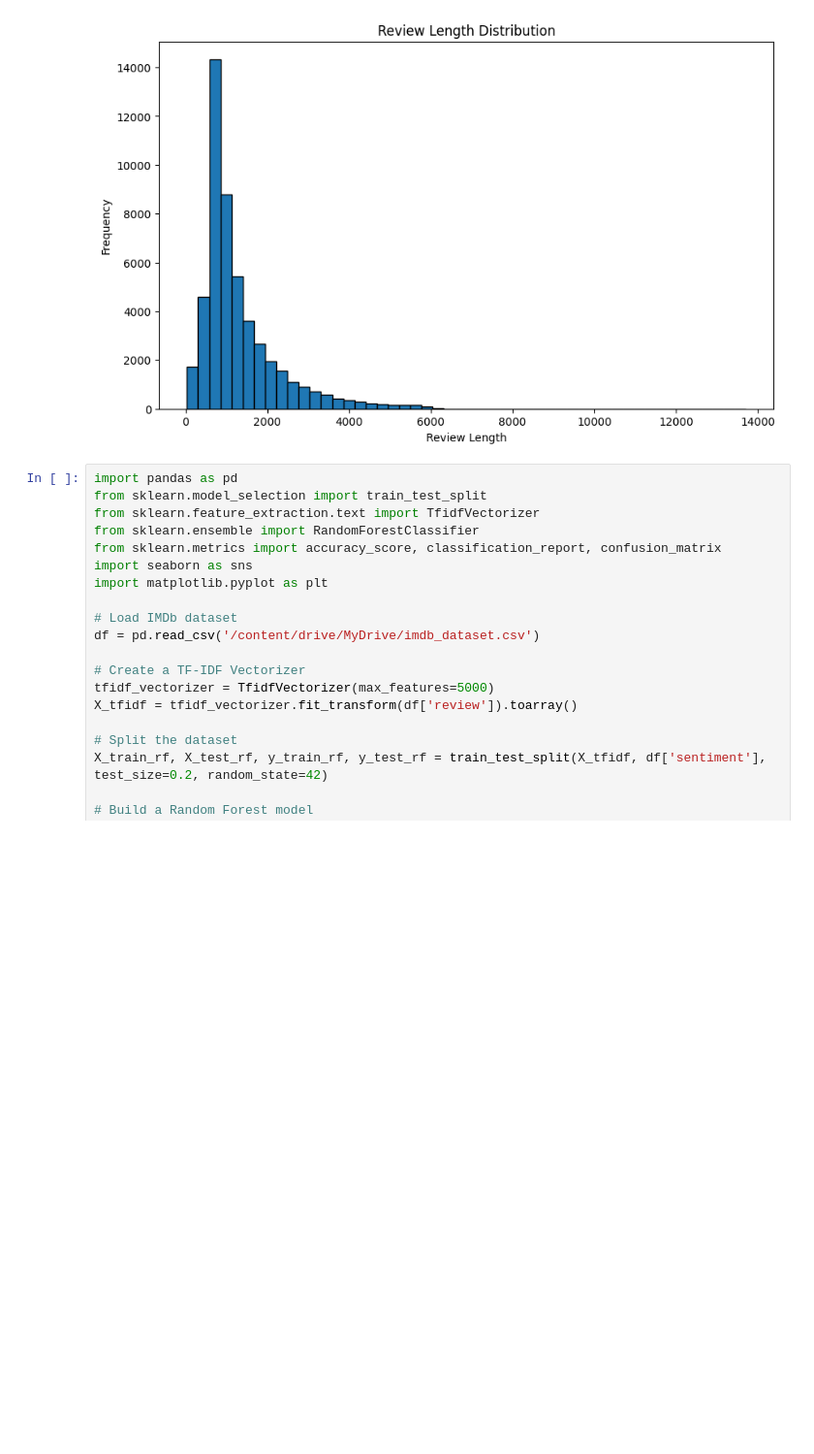
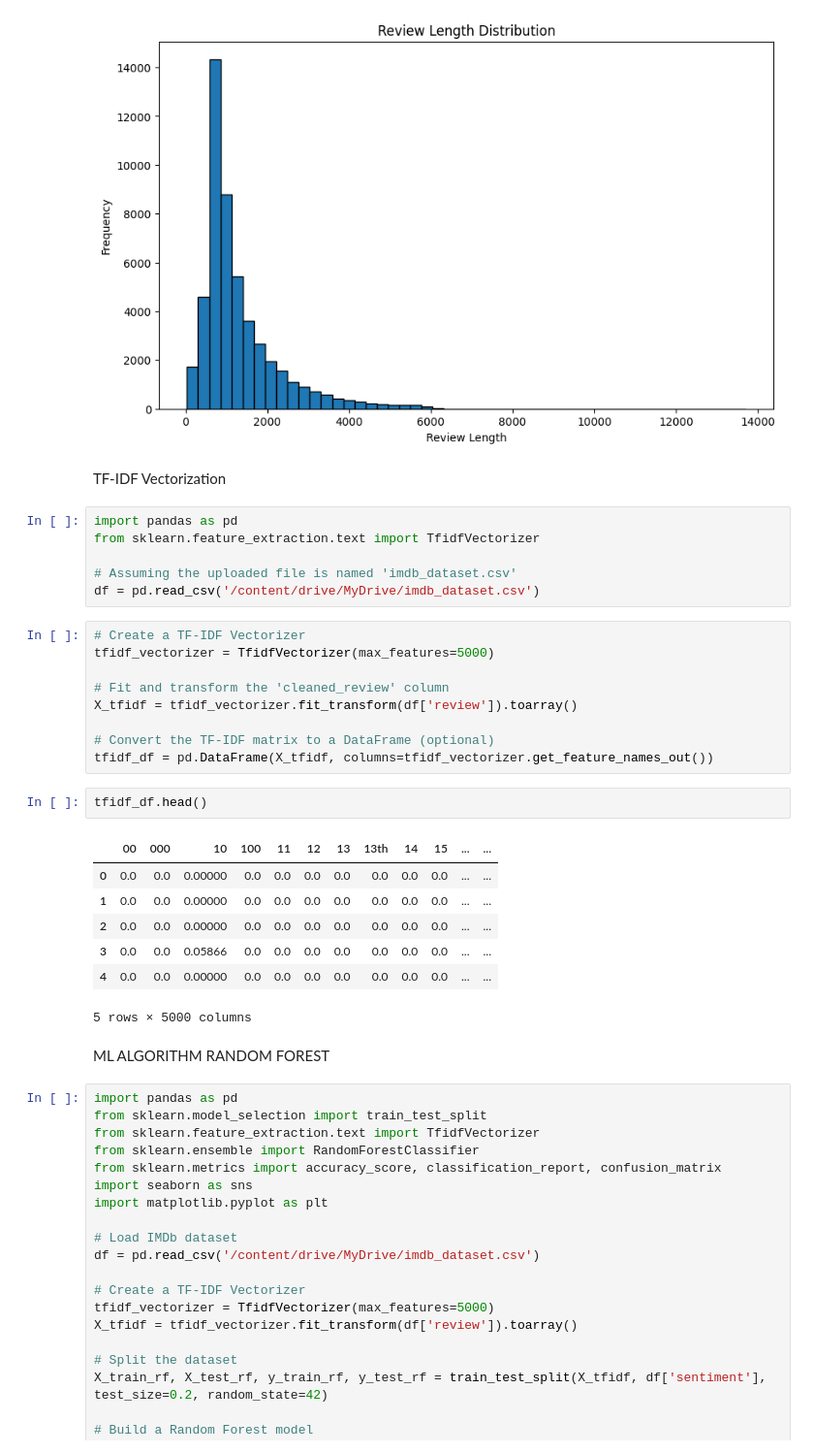
Before and after one commit to POOJA1980/project_IMDb-, a Jupyter notebook: nlp_project_work_.ipynb, the cells around one changed output. Shown at 97% size. Cells and saved outputs as stored; diff of their text form; blank space fills up the shorter version.

```diff
--- a/nlp_project_work_.ipynb
+++ b/nlp_project_work_.ipynb
@@ -219,6 +219,35 @@ plt.ylabel('Frequency')
 plt.show()
 # %% [output]
 [figure]
+# %% [markdown]
+TF-IDF Vectorization
+# %%
+import pandas as pd
+from sklearn.feature_extraction.text import TfidfVectorizer
+
+# Assuming the uploaded file is named 'imdb_dataset.csv'
+df = pd.read_csv('/content/drive/MyDrive/imdb_dataset.csv')
+# %%
+# Create a TF-IDF Vectorizer
+tfidf_vectorizer = TfidfVectorizer(max_features=5000)
+
+# Fit and transform the 'cleaned_review' column
+X_tfidf = tfidf_vectorizer.fit_transform(df['review']).toarray()
+
+# Convert the TF-IDF matrix to a DataFrame (optional)
+tfidf_df = pd.DataFrame(X_tfidf, columns=tfidf_vectorizer.get_feature_names_out())
+# %%
+tfidf_df.head()
+# %% [output]
+|  | 00 | 000 | 10 | 100 | 11 | 12 | 13 | 13th | 14 | 15 | ... | ... |
+| 0 | 0.0 | 0.0 | 0.00000 | 0.0 | 0.0 | 0.0 | 0.0 | 0.0 | 0.0 | 0.0 | ... | ... |
+| 1 | 0.0 | 0.0 | 0.00000 | 0.0 | 0.0 | 0.0 | 0.0 | 0.0 | 0.0 | 0.0 | ... | ... |
+| 2 | 0.0 | 0.0 | 0.00000 | 0.0 | 0.0 | 0.0 | 0.0 | 0.0 | 0.0 | 0.0 | ... | ... |
+| 3 | 0.0 | 0.0 | 0.05866 | 0.0 | 0.0 | 0.0 | 0.0 | 0.0 | 0.0 | 0.0 | ... | ... |
+| 4 | 0.0 | 0.0 | 0.00000 | 0.0 | 0.0 | 0.0 | 0.0 | 0.0 | 0.0 | 0.0 | ... | ... |
+5 rows × 5000 columns
+# %% [markdown]
+ML ALGORITHM RANDOM FOREST
 # %%
 import pandas as pd
 from sklearn.model_selection import train_test_split
```
